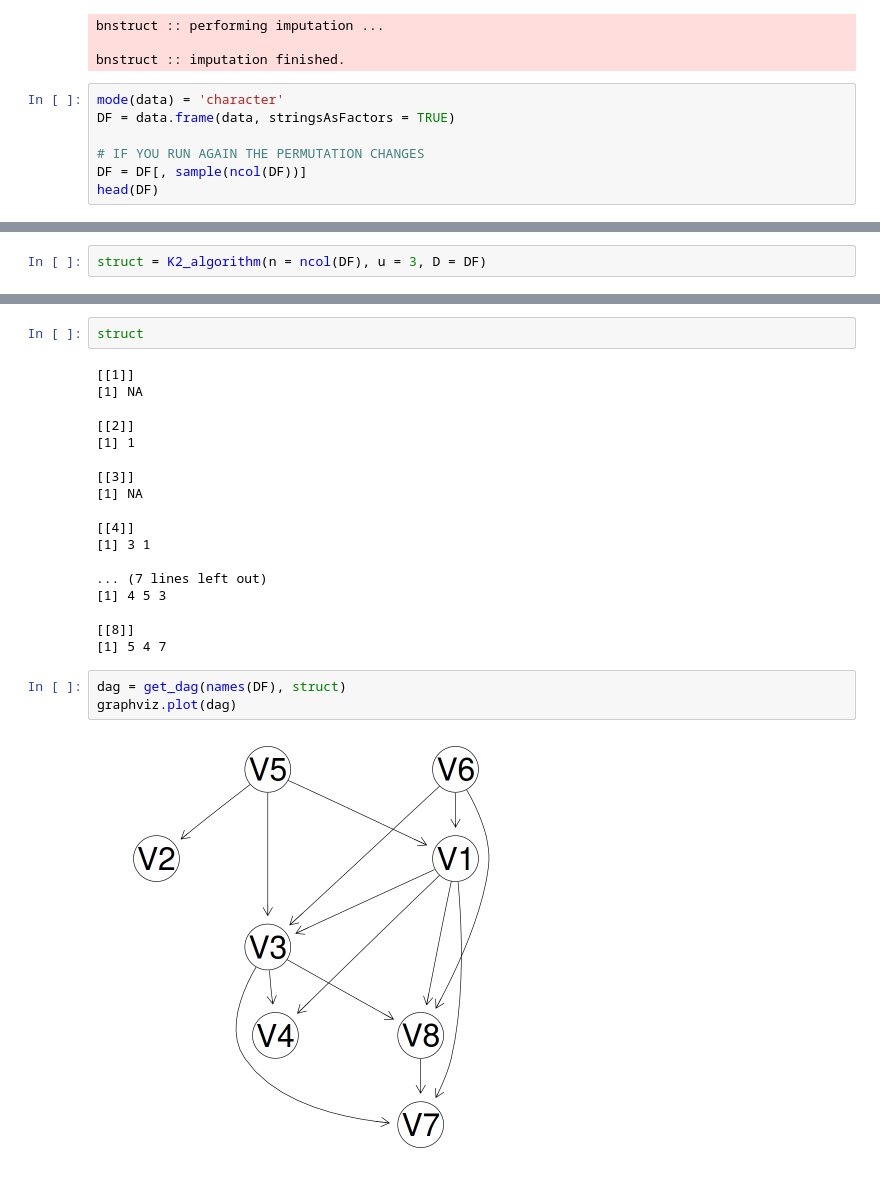
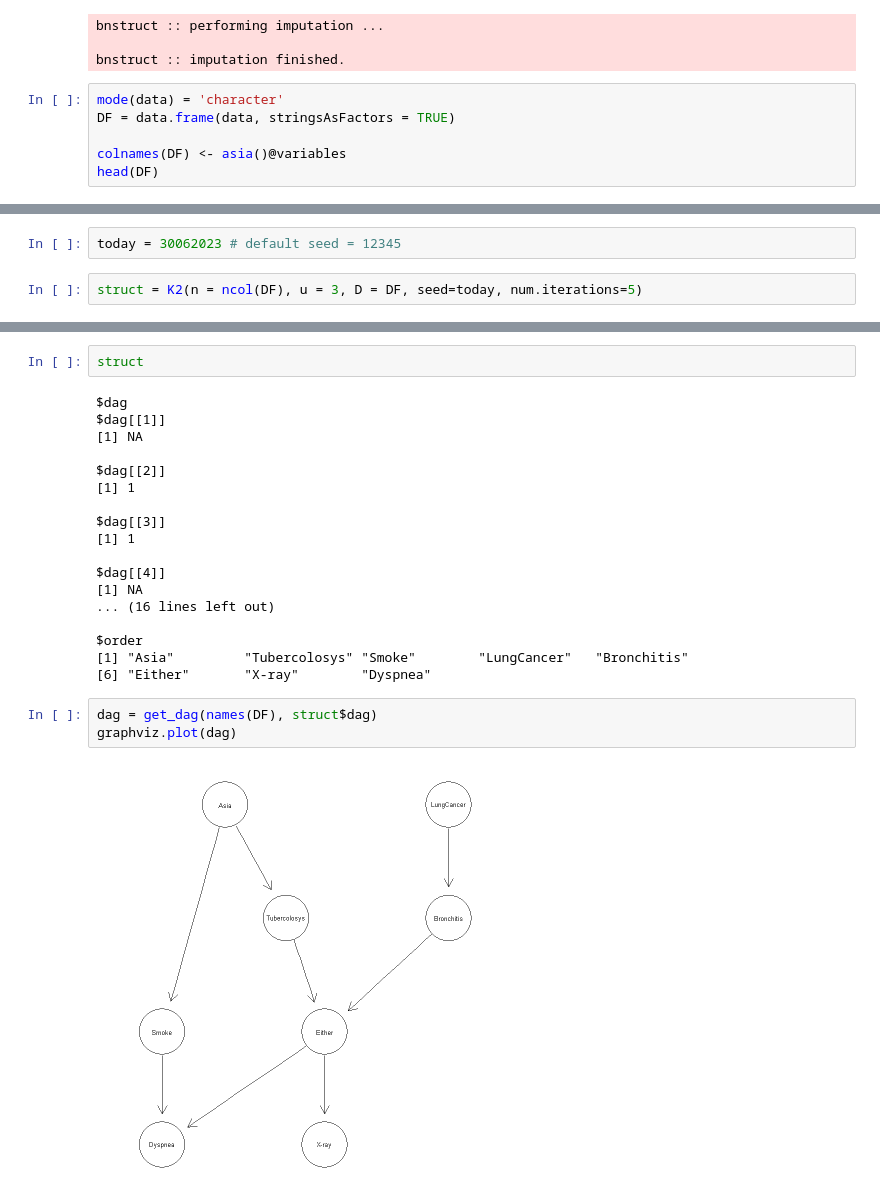
Before and after one commit to GiovanniZago/Bayesian-Networks, a Jupyter notebook: K2_asia_analysis.ipynb, the cells around one changed output, grey strips where cells are left out. Cells and saved outputs as stored; diff of their text form.

```diff
--- a/K2_asia_analysis.ipynb
+++ b/K2_asia_analysis.ipynb
@@ -17,8 +25,7 @@ bnstruct :: imputation finished.
 mode(data) = 'character'
 DF = data.frame(data, stringsAsFactors = TRUE)
 
-# IF YOU RUN AGAIN THE PERMUTATION CHANGES
-DF = DF[, sample(ncol(DF))]
+colnames(DF) <- asia()@variables
 head(DF)
 # %% [output]
 A data.frame: 6 × 8
@@ -33,2 +40,4 @@ A data.frame: 6 × 8
+# %%
+today = 30062023 # default seed = 12345
 # %%
-struct = K2_algorithm(n = ncol(DF), u = 3, D = DF)
+struct = K2(n = ncol(DF), u = 3, D = DF, seed=today, num.iterations=5)
@@ -35,25 +53,25 @@ struct = K2_algorithm(n = ncol(DF), u = 3, D = DF)
 # %%
 struct
 # %% [output]
-[[1]]
+$dag
+$dag[[1]]
 [1] NA
 
-[[2]]
+$dag[[2]]
 [1] 1
 
-[[3]]
+$dag[[3]]
+[1] 1
+
+$dag[[4]]
 [1] NA
+... (16 lines left out)
 
-[[4]]
-[1] 3 1
-
-... (7 lines left out)
-[1] 4 5 3
-
-[[8]]
-[1] 5 4 7
+$order
+[1] "Asia"         "Tubercolosys" "Smoke"        "LungCancer"   "Bronchitis"
+[6] "Either"       "X-ray"        "Dyspnea"
 # %%
-dag = get_dag(names(DF), struct)
+dag = get_dag(names(DF), struct$dag)
 graphviz.plot(dag)
 # %% [output]
-[figure, old version]
+[figure, new version]
```
Also changed, not shown: parts of 15 cells of this notebook, 7 other files.
